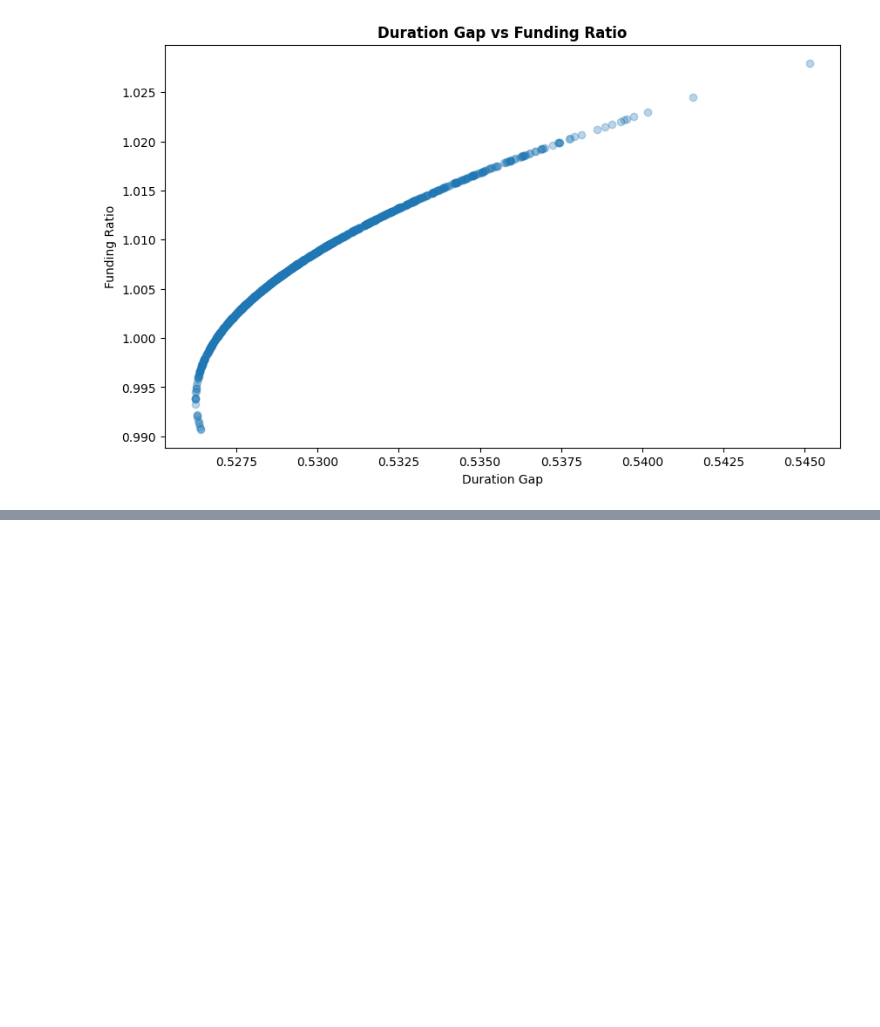
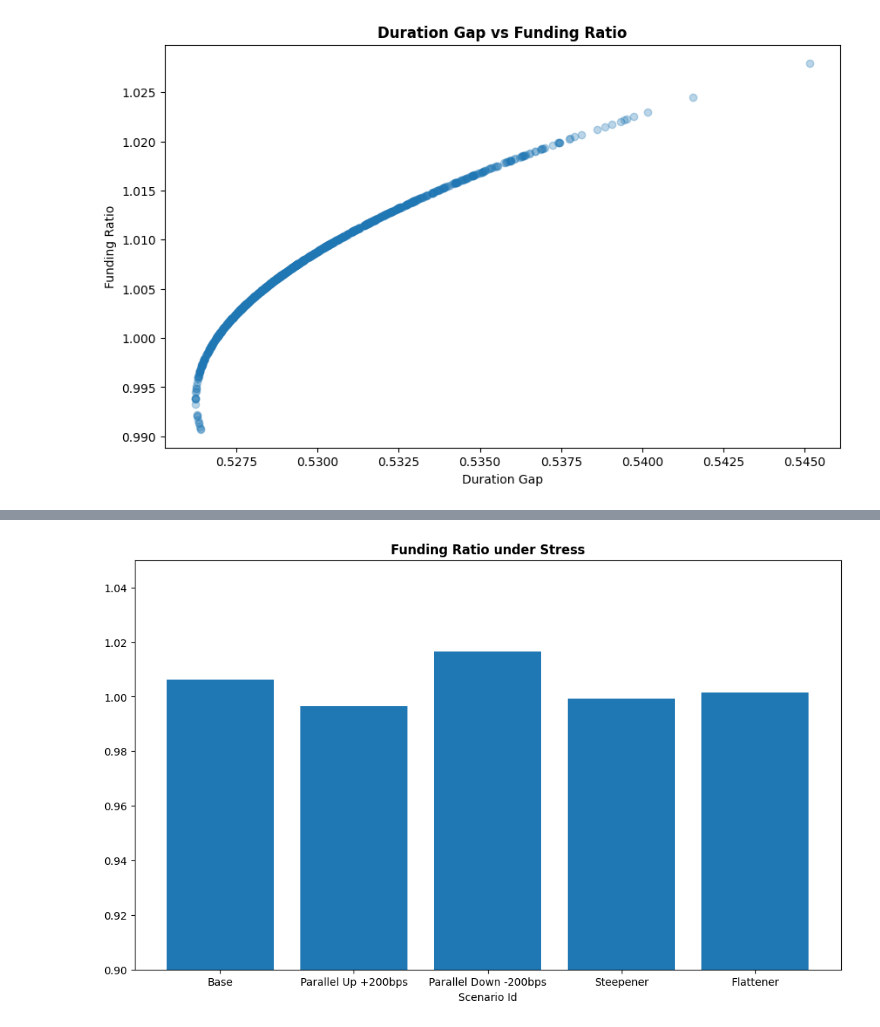
Before and after one commit to gorkemyencak/ALM-simulator, a Jupyter notebook: notebooks/03_alm_engine.ipynb, the cells around one changed output, grey strips where cells are left out. Cells and saved outputs as stored; diff of their text form; code cells hidden in the pictures; blank space fills up the shorter version.

```diff
--- a/notebooks/03_alm_engine.ipynb
+++ b/notebooks/03_alm_engine.ipynb
@@ -191,0 +225,14 @@ plt.show()
+# %%
+# funding ratio under stress
+plt.figure(figsize=(12, 7))
+plt.bar(
+    df_stress['scenario'],
+    df_stress['funding_ratio']
+)
+
+plt.xlabel('Scenario Id')
+plt.title('Funding Ratio under Stress', fontweight = 'bold')
+plt.ylim(0.9, 1.05)
+plt.show()
+# %% [output]
+[figure, added]
```
Also changed, not shown: parts of 3 cells of this notebook, 1 other file.
